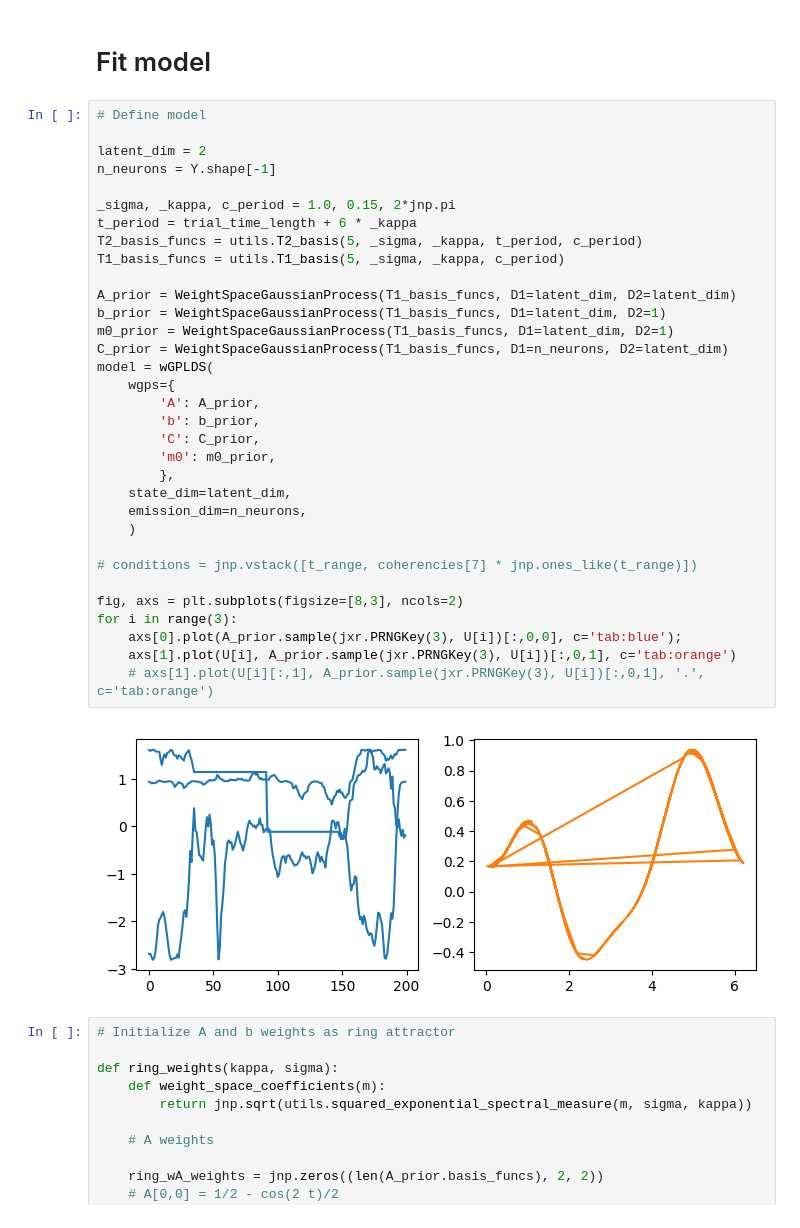
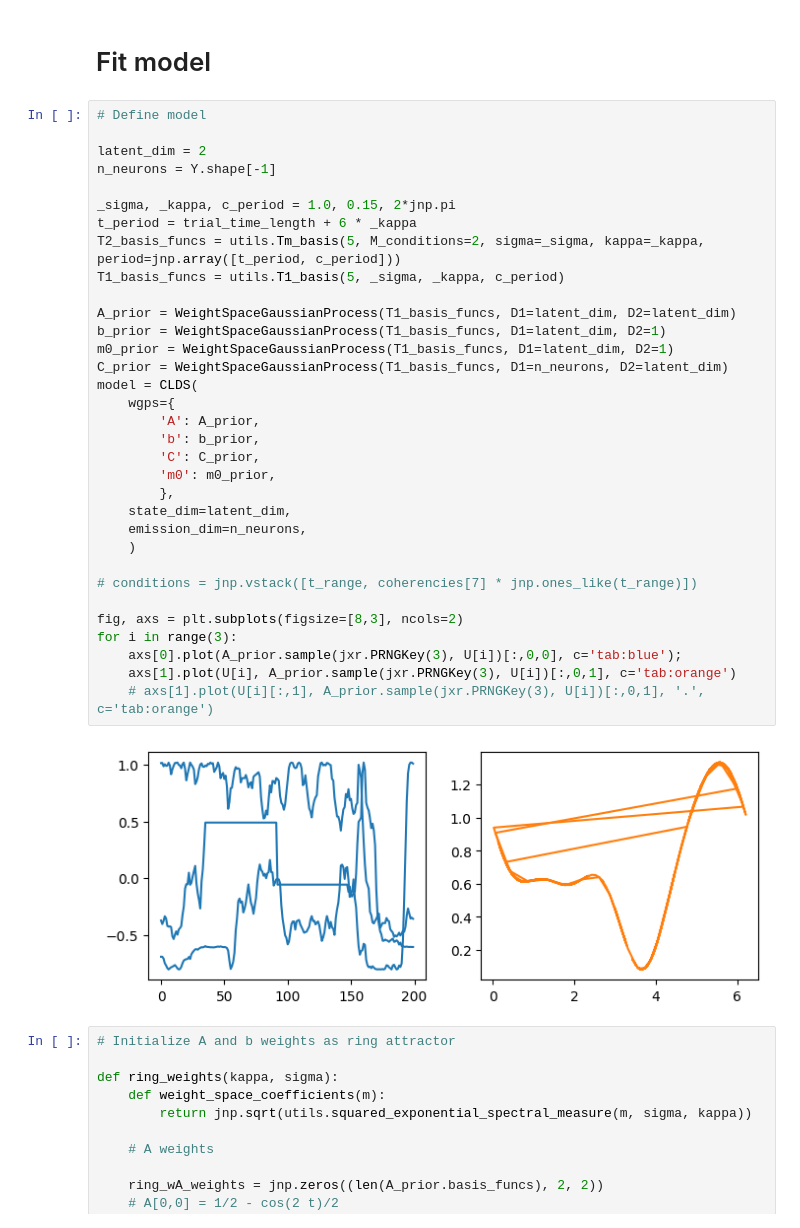
Before and after one commit to neurostatslab/clds, a Jupyter notebook: notebooks/HD_mouse.ipynb, the cells around one changed output. Cells and saved outputs as stored; diff of their text form.

Commit message:
rename wGPLDS to CLDS in notebooks

```diff
--- a/notebooks/HD_mouse.ipynb
+++ b/notebooks/HD_mouse.ipynb
@@ -153,36 +150,36 @@ ax.plot(U.flatten()[:4000], '.')
 
 latent_dim = 2
 n_neurons = Y.shape[-1]
 
 _sigma, _kappa, c_period = 1.0, 0.15, 2*jnp.pi
 t_period = trial_time_length + 6 * _kappa
-T2_basis_funcs = utils.T2_basis(5, _sigma, _kappa, t_period, c_period)
+T2_basis_funcs = utils.Tm_basis(5, M_conditions=2, sigma=_sigma, kappa=_kappa, period=jnp.array([t_period, c_period]))
 T1_basis_funcs = utils.T1_basis(5, _sigma, _kappa, c_period)
 
 A_prior = WeightSpaceGaussianProcess(T1_basis_funcs, D1=latent_dim, D2=latent_dim)
 b_prior = WeightSpaceGaussianProcess(T1_basis_funcs, D1=latent_dim, D2=1)
 m0_prior = WeightSpaceGaussianProcess(T1_basis_funcs, D1=latent_dim, D2=1)
 C_prior = WeightSpaceGaussianProcess(T1_basis_funcs, D1=n_neurons, D2=latent_dim)
-model = wGPLDS(
+model = CLDS(
     wgps={
         'A': A_prior,
         'b': b_prior,
         'C': C_prior,
         'm0': m0_prior,
         },
     state_dim=latent_dim,
     emission_dim=n_neurons,
     )
 
 # conditions = jnp.vstack([t_range, coherencies[7] * jnp.ones_like(t_range)])
 
 fig, axs = plt.subplots(figsize=[8,3], ncols=2)
 for i in range(3):
     axs[0].plot(A_prior.sample(jxr.PRNGKey(3), U[i])[:,0,0], c='tab:blue');
     axs[1].plot(U[i], A_prior.sample(jxr.PRNGKey(3), U[i])[:,0,1], c='tab:orange')
     # axs[1].plot(U[i][:,1], A_prior.sample(jxr.PRNGKey(3), U[i])[:,0,1], '.', c='tab:orange')
 # %% [output]
-[figure, old version]
+[figure, new version]
 # %%
 # Initialize A and b weights as ring attractor
 
```
Also changed, not shown: parts of 5 cells of this notebook, 2 other files.
